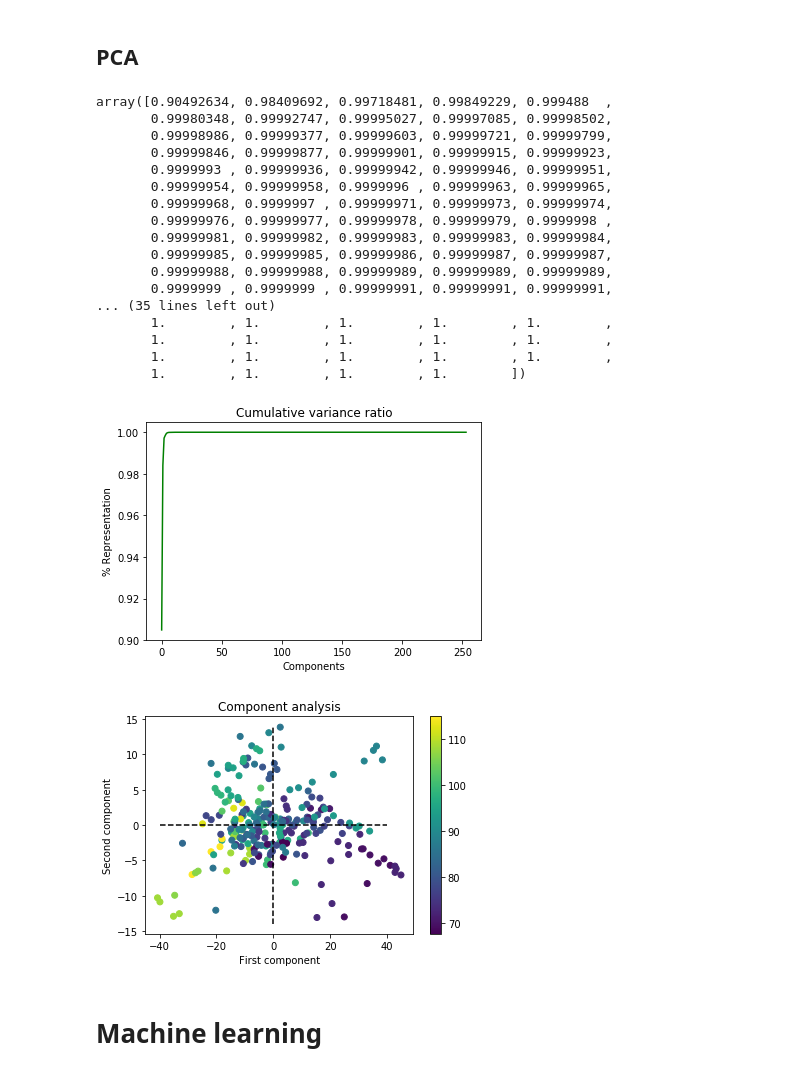
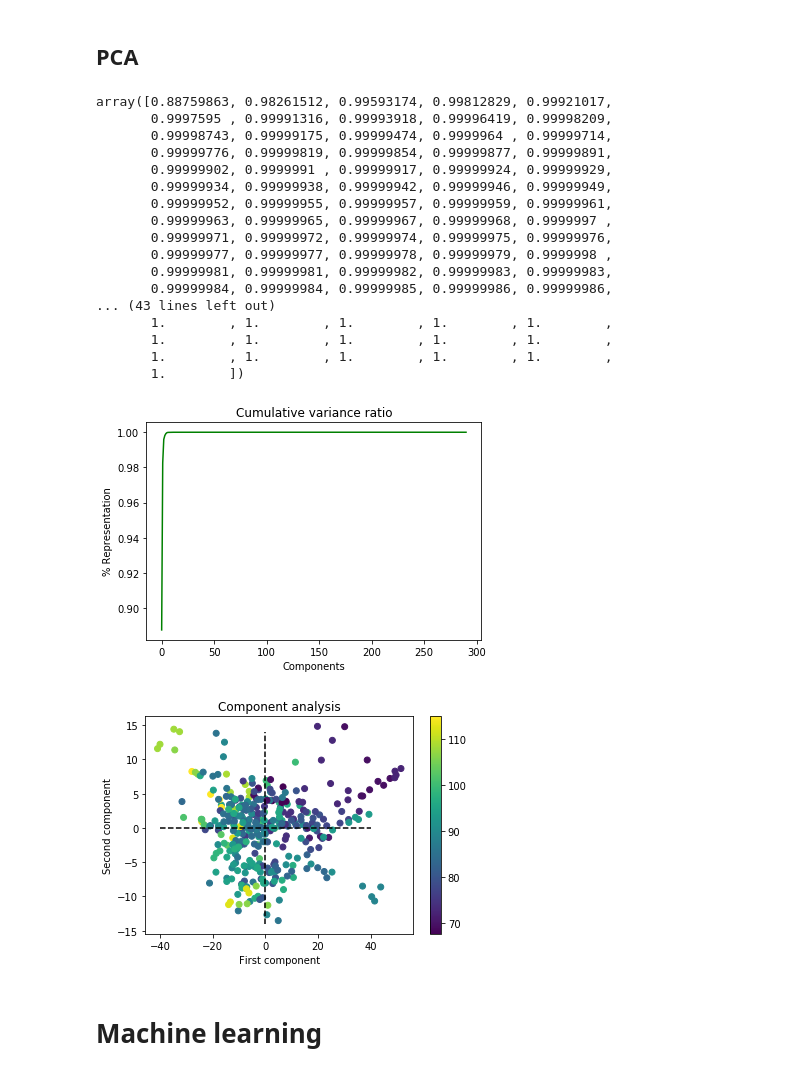
Before and after one commit to rudloffl/open-peas, a Jupyter notebook: notebooks/pea-regression.ipynb, the cells around one changed output. Drawn from its saved outputs; the diff is of its cells as text; code cells hidden in the pictures.

```diff
--- a/notebooks/pea-regression.ipynb
+++ b/notebooks/pea-regression.ipynb
@@ -85,0 +7,7 @@ dataset.head(20)
+# %%
+spectra = pd.read_csv('../data/dataset.csv')
+columns = ['target', 'sampleID']
+columns.extend([str(x) for x in range(950, 1530+1,2)])
+spectra = spectra[columns]
+
+spectra.head()
@@ -151,3 +84,6 @@ y = dataset['Target']
+# %%
+X = spectra[[str(x) for x in range(950, 1530+1,2)]]
+y = spectra['targetBC']
 # %% [markdown]
 ## Scaling
 # %%
@@ -165,23 +101,23 @@ Xpca = pca.fit_transform(Xscaled)
 # %%
 pca.explained_variance_ratio_.cumsum()
 # %% [output]
-array([0.90492634, 0.98409692, 0.99718481, 0.99849229, 0.999488  ,
-       0.99980348, 0.99992747, 0.99995027, 0.99997085, 0.99998502,
-       0.99998986, 0.99999377, 0.99999603, 0.99999721, 0.99999799,
-       0.99999846, 0.99999877, 0.99999901, 0.99999915, 0.99999923,
-       0.9999993 , 0.99999936, 0.99999942, 0.99999946, 0.99999951,
-       0.99999954, 0.99999958, 0.9999996 , 0.99999963, 0.99999965,
-       0.99999968, 0.9999997 , 0.99999971, 0.99999973, 0.99999974,
-       0.99999976, 0.99999977, 0.99999978, 0.99999979, 0.9999998 ,
-       0.99999981, 0.99999982, 0.99999983, 0.99999983, 0.99999984,
-       0.99999985, 0.99999985, 0.99999986, 0.99999987, 0.99999987,
-       0.99999988, 0.99999988, 0.99999989, 0.99999989, 0.99999989,
-       0.9999999 , 0.9999999 , 0.99999991, 0.99999991, 0.99999991,
-... (35 lines left out)
+array([0.88759863, 0.98261512, 0.99593174, 0.99812829, 0.99921017,
+       0.9997595 , 0.99991316, 0.99993918, 0.99996419, 0.99998209,
+       0.99998743, 0.99999175, 0.99999474, 0.9999964 , 0.99999714,
+       0.99999776, 0.99999819, 0.99999854, 0.99999877, 0.99999891,
+       0.99999902, 0.9999991 , 0.99999917, 0.99999924, 0.99999929,
+       0.99999934, 0.99999938, 0.99999942, 0.99999946, 0.99999949,
+       0.99999952, 0.99999955, 0.99999957, 0.99999959, 0.99999961,
+       0.99999963, 0.99999965, 0.99999967, 0.99999968, 0.9999997 ,
+       0.99999971, 0.99999972, 0.99999974, 0.99999975, 0.99999976,
+       0.99999977, 0.99999977, 0.99999978, 0.99999979, 0.9999998 ,
+       0.99999981, 0.99999981, 0.99999982, 0.99999983, 0.99999983,
+       0.99999984, 0.99999984, 0.99999985, 0.99999986, 0.99999986,
+... (43 lines left out)
        1.        , 1.        , 1.        , 1.        , 1.        ,
        1.        , 1.        , 1.        , 1.        , 1.        ,
        1.        , 1.        , 1.        , 1.        , 1.        ,
-       1.        , 1.        , 1.        , 1.        ])
+       1.        ])
 # %%
 componantsprinccumsum = pca.explained_variance_ratio_.cumsum()
 plt.plot(range(len(componantsprinccumsum)), componantsprinccumsum, color = 'green')
@@ -190,20 +126,20 @@ plt.ylabel('% Representation')
 plt.xlabel('Components')
 plt.show()
 # %% [output]
-[figure, old version]
+[figure, new version]
 # %%
-plt.scatter(Xpca[:, 0], Xpca[:, 1], c=dataset['Average'])
+plt.scatter(Xpca[:, 0], Xpca[:, 1], c=spectra['target'])
 # Axis
 plt.plot([-40, 40], [0, 0], color='black', ls='--')
 plt.plot([0, 0], [-14, 14], color='black', ls='--')
 # Title
 plt.title('Component analysis')
 plt.xlabel('First component')
 plt.ylabel('Second component')
 plt.colorbar()
 plt.show()
 # %% [output]
-[figure, old version]
+[figure, new version]
 # %% [markdown]
 # Machine learning
 # %%
```
Also changed, not shown: parts of 36 cells of this notebook, 2 other files.
